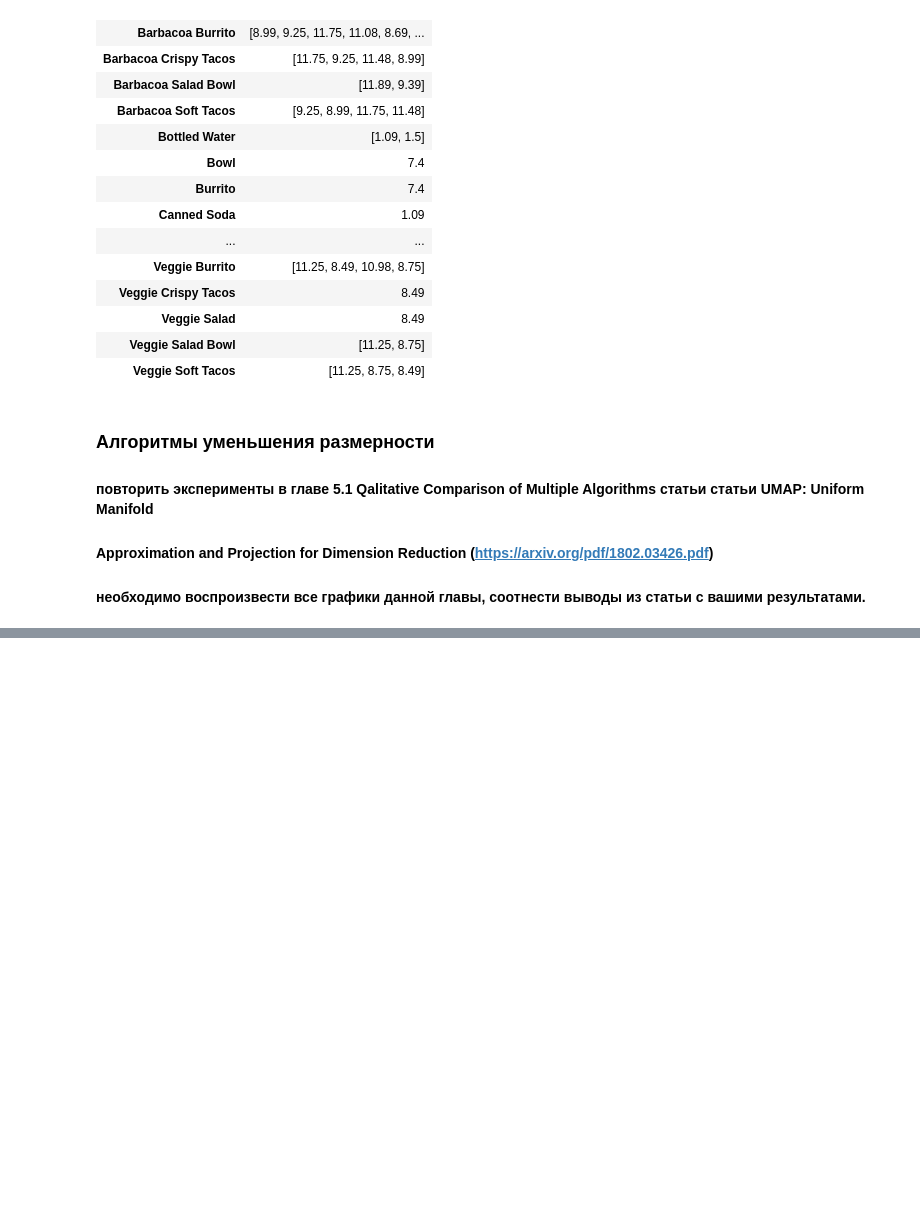
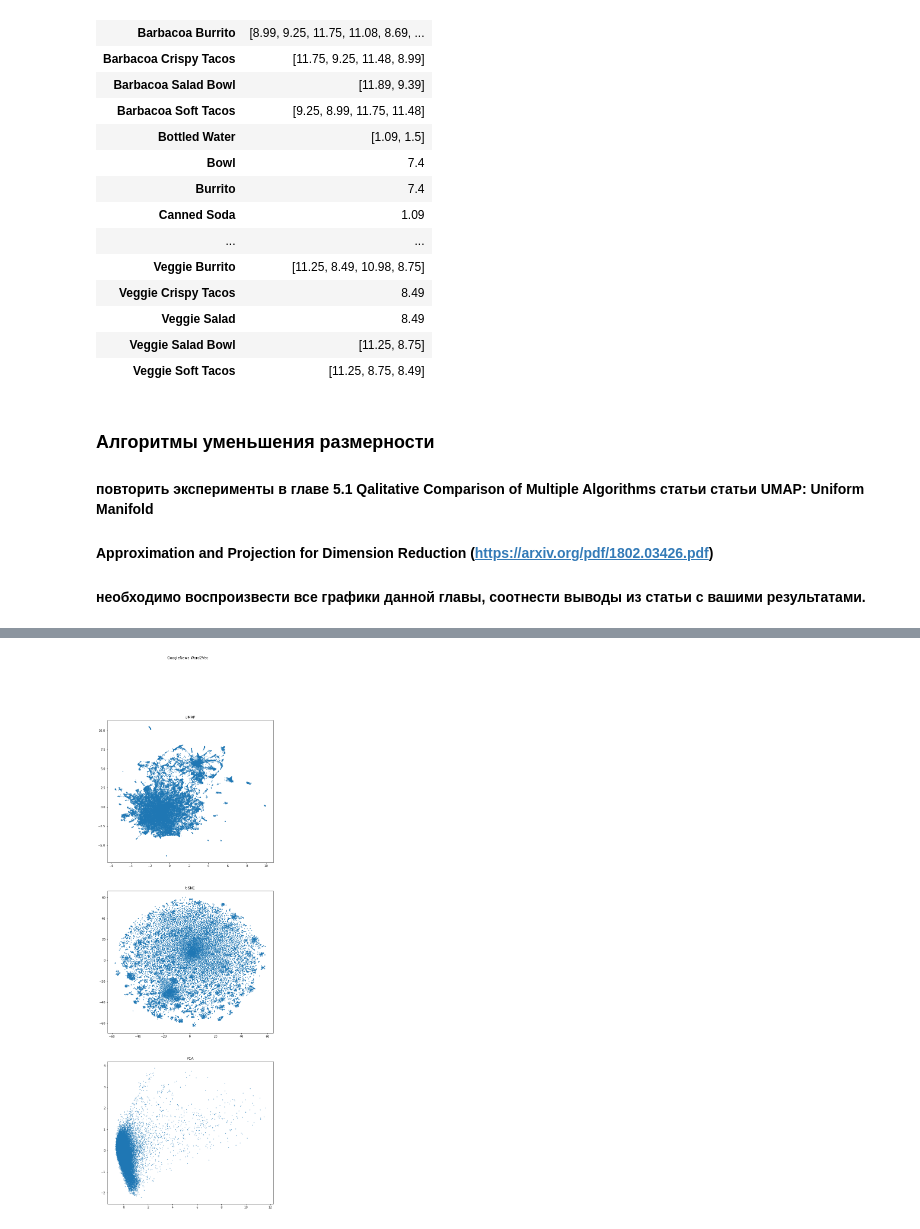
Before and after one commit to JuliaKil/intelligent-systems, a Jupyter notebook: Pandas&DimensionalityReduction.ipynb, the cells around one changed output, grey strips where cells are left out. Cells and saved outputs as stored; diff of their text form; code cells hidden in the pictures; blank space fills up the shorter version.

```diff
--- a/Pandas&DimensionalityReduction.ipynb
+++ b/Pandas&DimensionalityReduction.ipynb
@@ -209,0 +265,6 @@ df.groupby(['item_name']).agg({'price_per_item':lambda x:x.unique()})
+# %%
+gn = models.KeyedVectors.load_word2vec_format(
+    './GoogleNews-vectors-negative300.bin', binary=True, limit=50000)
+algorithms(gn.vectors, "GoogleNews Word2Vec", None)
+# %% [output]
+[figure, added]
```
Also changed, not shown: parts of 5 cells of this notebook.
